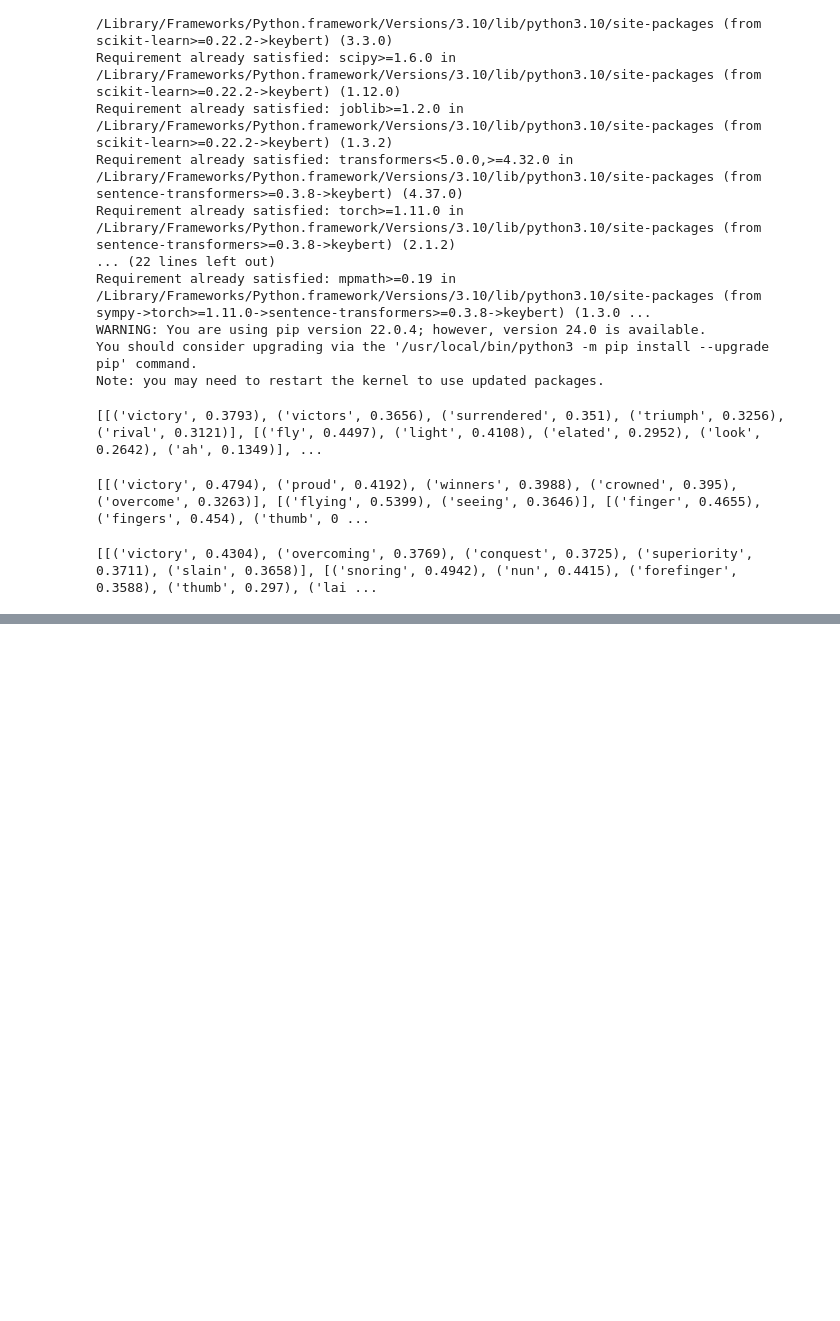
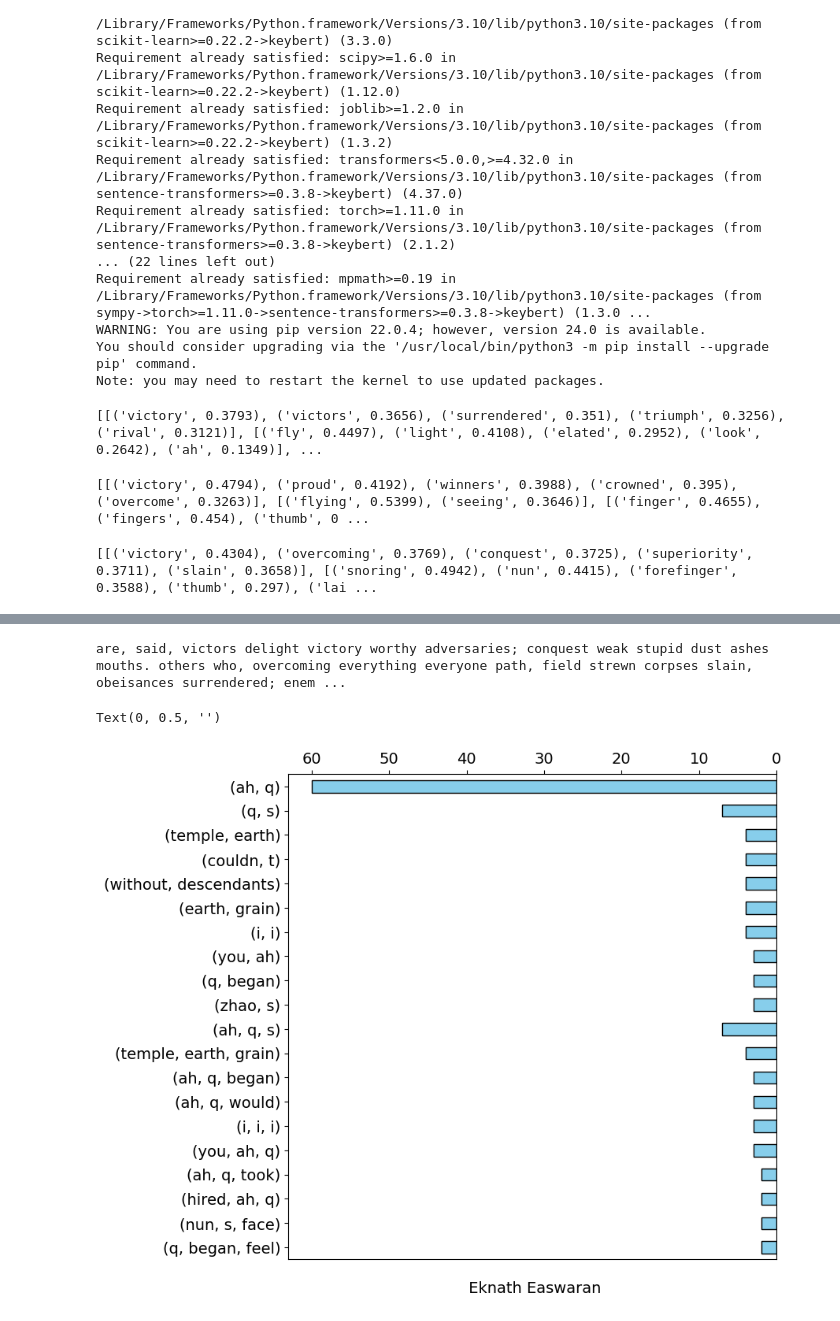
Before and after one commit to sydney-machine-learning/translationanalysis-Mandarin, a Jupyter notebook: jupyter_notebook/semantic_analysis.ipynb, the cells around one changed output, grey strips where cells are left out. Cells and saved outputs as stored; diff of their text form; code cells hidden in the pictures; blank space fills up the shorter version.

```diff
--- a/jupyter_notebook/semantic_analysis.ipynb
+++ b/jupyter_notebook/semantic_analysis.ipynb
@@ -294,0 +177,5 @@ plt.show()
+# %%
+df_yiyun_chap5 = pd.read_csv('/Users/wangxuechun/unsw/UNSW-Thesis-/data_processing/chapter_5_eng_version_yiyun.csv')
+df_yiyun_chap5.rename(columns={'English_Verse_chap5_yiyun': 'English_Verse'}, inplace=True)
+df_yiyun_all = pd.concat([df_yiyun, df_yiyun_chap5], ignore_index=True)
+df_yiyun_all
@@ -294,0 +251,4 @@ plt.show()
+# %%
+df_ngrams_yiyun = pd.DataFrame(df_yiyun_all)
+df_ngrams_yiyun = preprocessing(df_ngrams_yiyun)
+df_ngrams_yiyun
@@ -294,0 +269,31 @@ plt.show()
+# %%
+text = retrieve_text(df_ngrams_yiyun)
+print(text)
+# %% [output]
+are, said, victors delight victory worthy adversaries; conquest weak stupid dust ashes mouths. others who, overcoming everything everyone path, field strewn corpses slain, obeisances surrendered; enem ...
+# %%
+bigram1 = ngrams_series_func(text, 2)
+trigram1 = ngrams_series_func(text, 3)
+
+
+
+ngram1 = pd.concat([bigram1, trigram1])
+barstyle = {'width': 0.5, 'edgecolor': 'black'}
+
+plt.rcParams.update({'font.size': 14})
+#fig, ax=plt.subplots(1,2, figsize=(16,8), gridspec_kw = {'width_ratios':[1,1], 'wspace':0.1, 'hspace':0.1})
+fig, ax=plt.subplots(1,1, figsize=(8,8))
+
+#barh_ax = ax[0]
+barh_ax = ax
+
+ngram1[::-1].plot.barh(ax=barh_ax, color= 'skyblue',**barstyle)
+barh_ax.yaxis.set_label_position("left")
+barh_ax.xaxis.tick_top()
+barh_ax.xaxis.set_label_position("bottom")
+barh_ax.set_xlim(barh_ax.get_xlim()[::-1])
+barh_ax.set_xlabel('\n Eknath Easwaran')
+barh_ax.set_ylabel('',fontsize=50)
+# %% [output]
+Text(0, 0.5, '')
+[figure, added]
```
Also changed, not shown: parts of 8 cells of this notebook.
